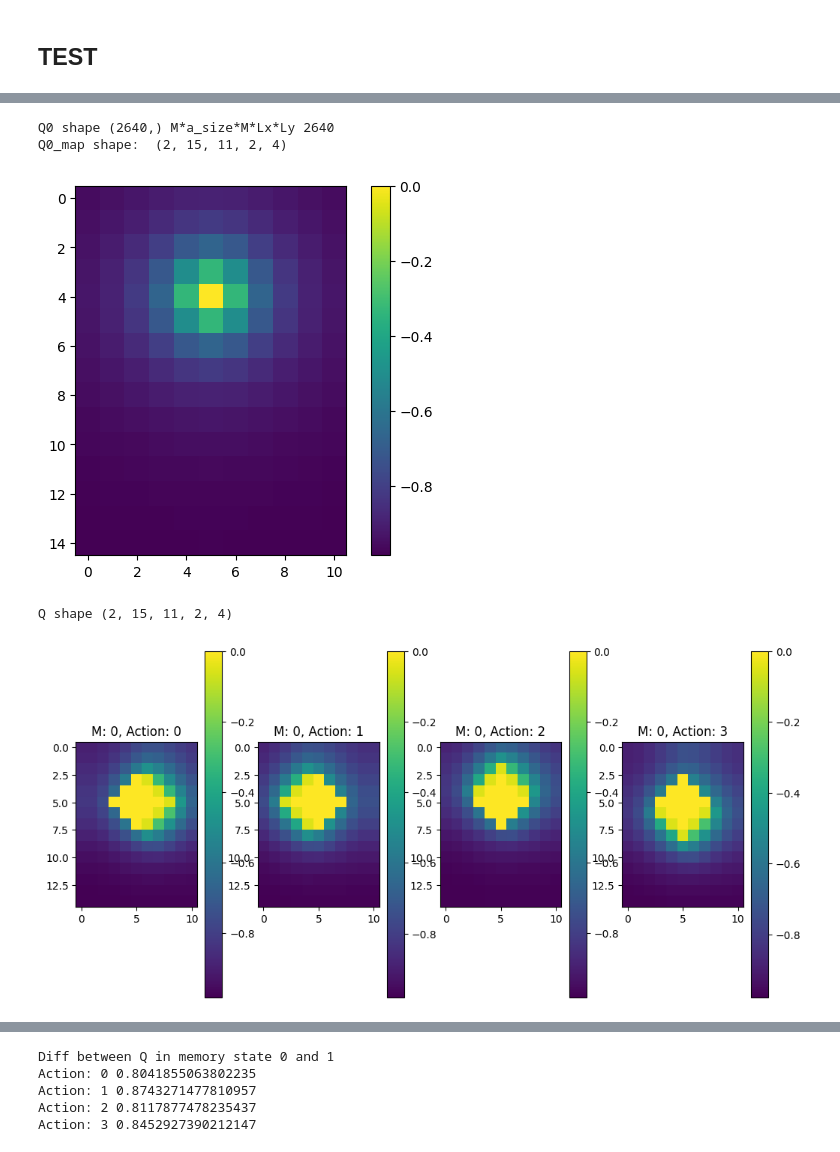
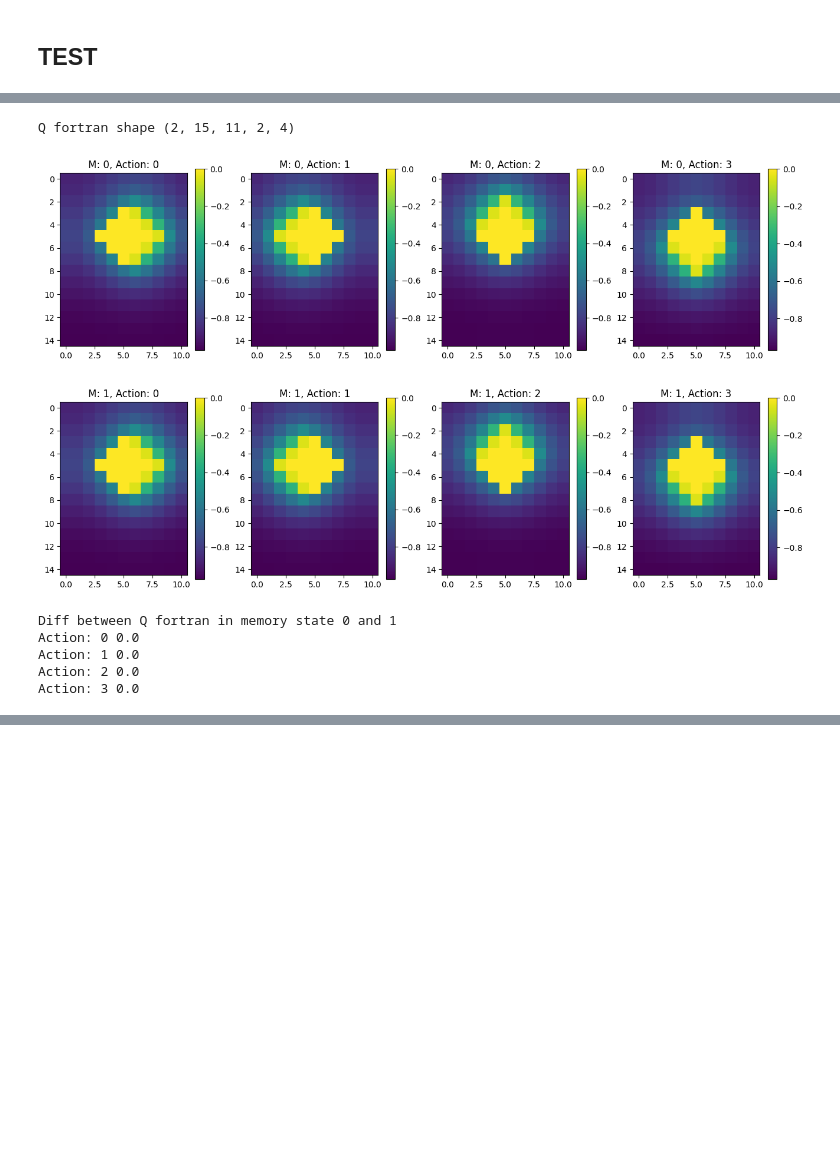
Before and after one commit to kyrellverano/Finite-Memory-Controller, a Jupyter notebook: FSC/FSC_NB/fake_inversion_original.ipynb, the cells around one changed output, grey strips where cells are left out. Saved outputs shown, nothing was run; the diff lists cells and outputs as text; code cells hidden in the pictures; blank space fills up the shorter version.

```diff
--- a/FSC/FSC_NB/fake_inversion_original.ipynb
+++ b/FSC/FSC_NB/fake_inversion_original.ipynb
@@ -400,7 +315,7 @@ def action_move_0(x,y,a):
     if a == 4:
         return x,y
 
-def average_reward(Lx,Ly,M,A,Lx0,Ly0,find_range,cost_move,reward_find):
+def average_reward_fortran(Lx,Ly,M,A,Lx0,Ly0,find_range,cost_move,reward_find):
     """
     Lx,Ly: size of the grid
     M: number of memory states
@@ -449,10 +364,19 @@ O = 2
 Lx = 11
 Ly = 15
 a_size = 4
+gamma = 0.95
+find_range = 2.1
+tol = 1e-8
+
+# Average reward
+cost_move = 1-gamma
+# reward_find = cost_move * 0.8
+reward_find = 0.0
 
 np.random.seed(33)
 
-pi = softmax( np.random.rand(O,M,M*a_size), 2)
+# pi = softmax( np.random.rand(O,M,M*a_size), 2)
+pi = softmax( np.zeros((O,M,M*a_size)), 2)
 
 PObs_lim = np.random.rand(O, M*Lx*Ly)
 PObs_lim[1] = 1-PObs_lim[0]
@@ -462,9 +386,6 @@ rho0 = np.random.rand(M*Lx*Ly)
 rho0[Lx:] = 0
 rho0 /= np.sum(rho0)
 eta0 = np.random.rand(M*Lx*Ly)
-gamma = 0.95
-find_range = 2.1
-tol = 1e-8
 
 # Solve eta
 inv_sol, T = solve_eta(pi, PObs_lim, gamma, rho0, Lx, Ly, Lx0, Ly0, find_range)
@@ -532,15 +409,10 @@ for i in range(M):
     plt.imshow(V[i,:,:])
     plt.colorbar()
 plt.show()
-# Diff between V in memory state 0 and 1
-print("Diff between V in memory state 0 and 1", np.sum(np.abs(V[0,:,:]-V[1,:,:])))
-plt.imshow(V[0,:,:]-V[1,:,:])
-plt.colorbar()
-plt.show()
 
 print('Q shape', Q.shape)
 for i in range(M):
-    fig = plt.figure(figsize=(12,6))
+    fig = plt.figure(figsize=(16,4))
     for j in range(a_size):
         plt.subplot(1,a_size,j+1)
         plt.title("M: {}, Action: {}".format(i,j))
@@ -576,44 +438,33 @@ Action: 3 1.0756227696930618
 # %%
 Q0 = create_random_Q0(Lx, Ly, Lx0, Ly0, gamma,a_size*M, M, cost_move, reward_find)
-print('Q0 shape', Q0.shape, "M*a_size*M*Lx*Ly", M*a_size*M*Lx*Ly)
-Q0_map = Q0.reshape((M,Ly,Lx,M,a_size))
-print("Q0_map shape: ", Q0_map.shape)
-plt.imshow(Q0_map[0,:,:,0,0])
-plt.colorbar()
-plt.show()
-# for i in range(M):
-#     for k in range(M):
-#         fig = plt.figure(figsize=(12,6))
-#         for j in range(a_size):
-#             plt.subplot(1,a_size,j+1)
-#             plt.title("M: {}, M: {}, Action: {}".format(i,k,j))
-#             plt.imshow(Q0_map[i,:,:,k,j])
-#             plt.colorbar()
-#         plt.show()
 
 Q0 = Q0.flatten()
+RR_fortran = average_reward_fortran(Lx,Ly,M,a_size,Lx0,Ly0,find_range,cost_move,reward_find)
 RR_fortran = RR_fortran.flatten()
 Q_fortran = itsolQ(pi, PObs_lim, gamma, RR_fortran, Q0, tol, Lx, Ly, Lx0, Ly0, find_range, cost_move)
 
 Q_fortran = Q_fortran.reshape((M,Ly,Lx,M,a_size))
 
-print('Q shape', Q_fortran.shape)
+print('Q fortran shape', Q_fortran.shape)
 for i in range(M):
-    fig = plt.figure(figsize=(12,6))
+    fig = plt.figure(figsize=(16,4))
     for j in range(a_size):
         plt.subplot(1,a_size,j+1)
         plt.title("M: {}, Action: {}".format(i,j))
         plt.imshow(Q_fortran[0,:,:,i,j])
         plt.colorbar()
 
     plt.show()
 
 # Diff between Q in memory state 0 and 1
-print("Diff between Q in memory state 0 and 1")
+print("Diff between Q fortran in memory state 0 and 1")
 _ = [print("Action:",j,np.sum(np.abs(Q_fortran[0,:,:,0,j]-Q_fortran[0,:,:,1,j]))) for j in range(a_size)]
 # %% [output]
-Q0 shape (2640,) M*a_size*M*Lx*Ly 2640
-Q0_map shape:  (2, 15, 11, 2, 4)
+Q fortran shape (2, 15, 11, 2, 4)
-[figure, old version]
+[figure, new version]
+[figure, new version]
-Q shape (2, 15, 11, 2, 4)
+Diff between Q fortran in memory state 0 and 1
+Action: 0 0.0
+Action: 1 0.0
+Action: 2 0.0
+Action: 3 0.0
-[figure, old version]
@@ -621,5 +470,0 @@ Q shape (2, 15, 11, 2, 4)
-Diff between Q in memory state 0 and 1
-Action: 0 0.8041855063802235
-Action: 1 0.8743271477810957
-Action: 2 0.8117877478235437
-Action: 3 0.8452927390212147
```
Also changed, not shown: parts of 11 cells of this notebook.
